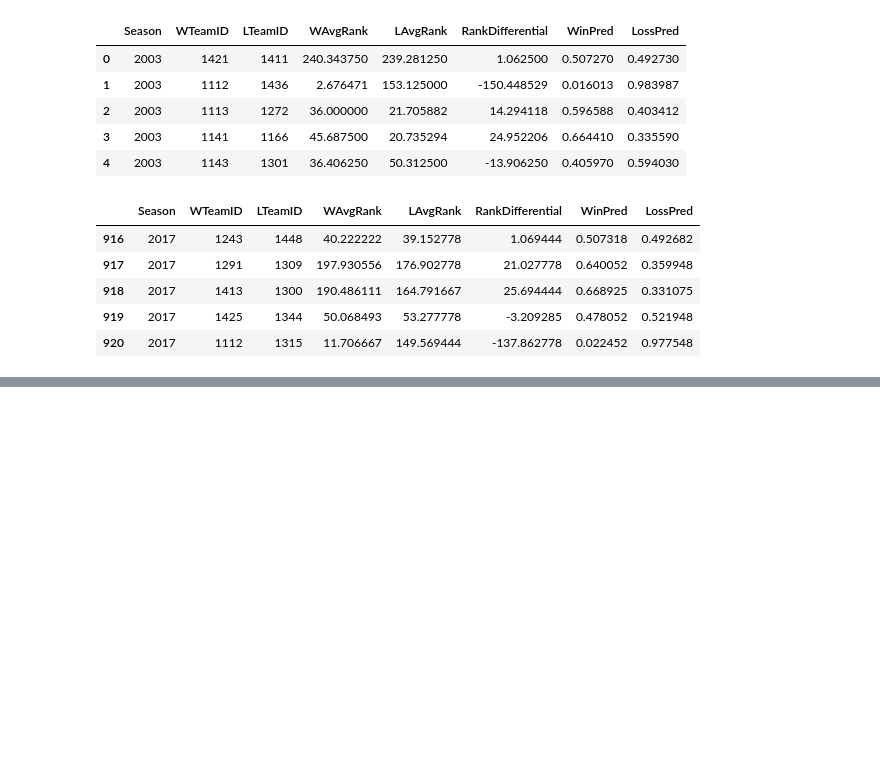
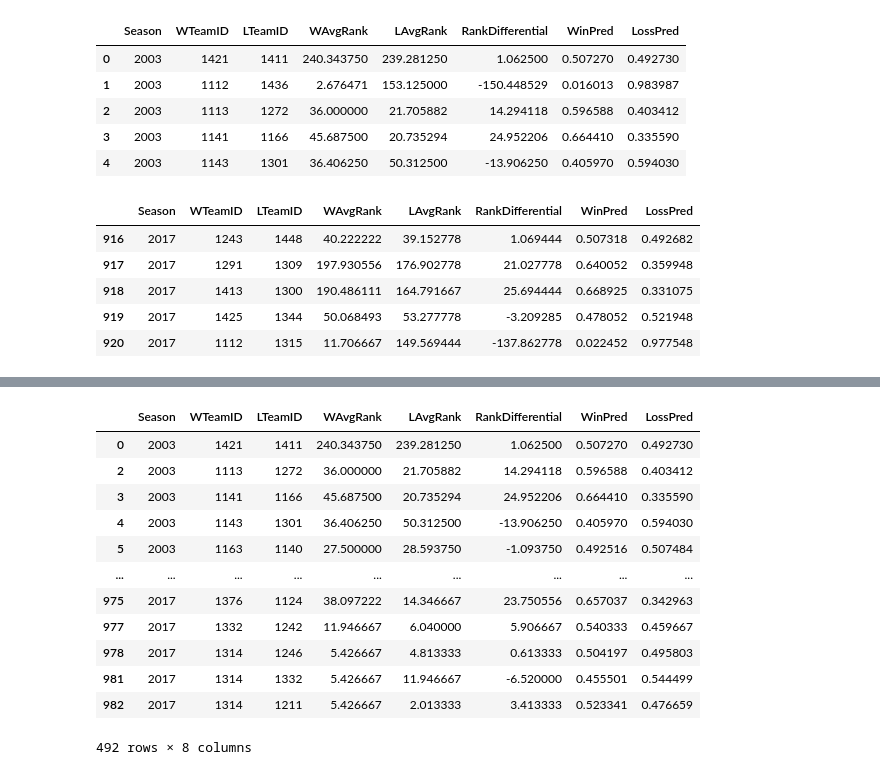
Before and after one commit to jpasquesi/dsc-final-capstone, a Jupyter notebook: capstone-notebook.ipynb, the cells around one changed output, grey strips where cells are left out. Saved outputs shown, nothing was run; the diff lists cells and outputs as text; code cells hidden in the pictures; blank space fills up the shorter version.

```diff
--- a/capstone-notebook.ipynb
+++ b/capstone-notebook.ipynb
@@ -402,0 +432,17 @@ data2018.head()
+# %%
+subset = final_dataset.loc[(final_dataset["RankDifferential"]>-25) & (final_dataset["RankDifferential"]<25)]
+subset
+# %% [output]
+|  | Season | WTeamID | LTeamID | WAvgRank | LAvgRank | RankDifferential | WinPred | LossPred |
+| 0 | 2003 | 1421 | 1411 | 240.343750 | 239.281250 | 1.062500 | 0.507270 | 0.492730 |
+| 2 | 2003 | 1113 | 1272 | 36.000000 | 21.705882 | 14.294118 | 0.596588 | 0.403412 |
+| 3 | 2003 | 1141 | 1166 | 45.687500 | 20.735294 | 24.952206 | 0.664410 | 0.335590 |
+| 4 | 2003 | 1143 | 1301 | 36.406250 | 50.312500 | -13.906250 | 0.405970 | 0.594030 |
+| 5 | 2003 | 1163 | 1140 | 27.500000 | 28.593750 | -1.093750 | 0.492516 | 0.507484 |
+| ... | ... | ... | ... | ... | ... | ... | ... | ... |
+| 975 | 2017 | 1376 | 1124 | 38.097222 | 14.346667 | 23.750556 | 0.657037 | 0.342963 |
+| 977 | 2017 | 1332 | 1242 | 11.946667 | 6.040000 | 5.906667 | 0.540333 | 0.459667 |
+| 978 | 2017 | 1314 | 1246 | 5.426667 | 4.813333 | 0.613333 | 0.504197 | 0.495803 |
+| 981 | 2017 | 1314 | 1332 | 5.426667 | 11.946667 | -6.520000 | 0.455501 | 0.544499 |
+| 982 | 2017 | 1314 | 1211 | 5.426667 | 2.013333 | 3.413333 | 0.523341 | 0.476659 |
+492 rows × 8 columns
```
Also changed, not shown: parts of 8 cells of this notebook.
